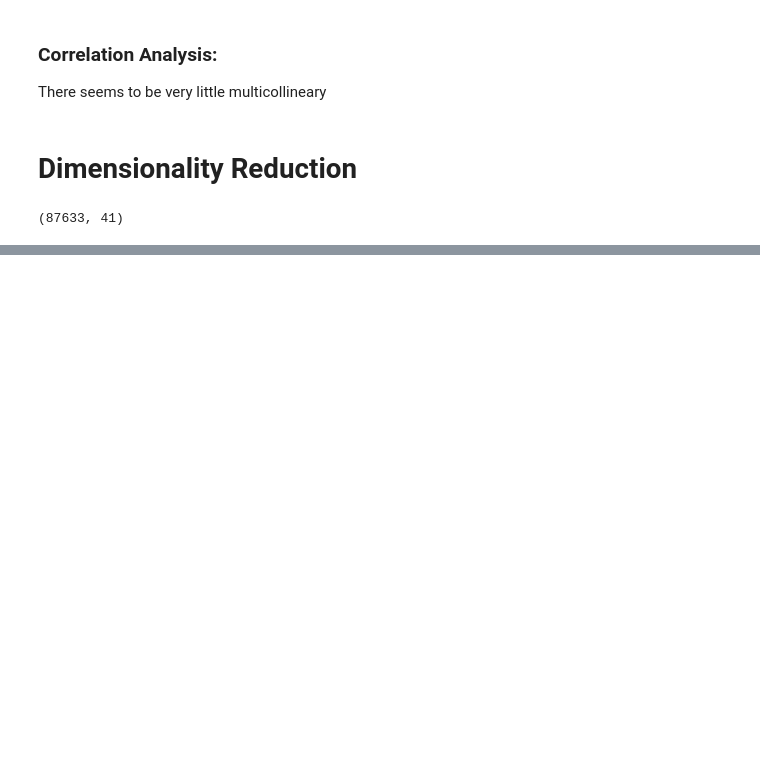
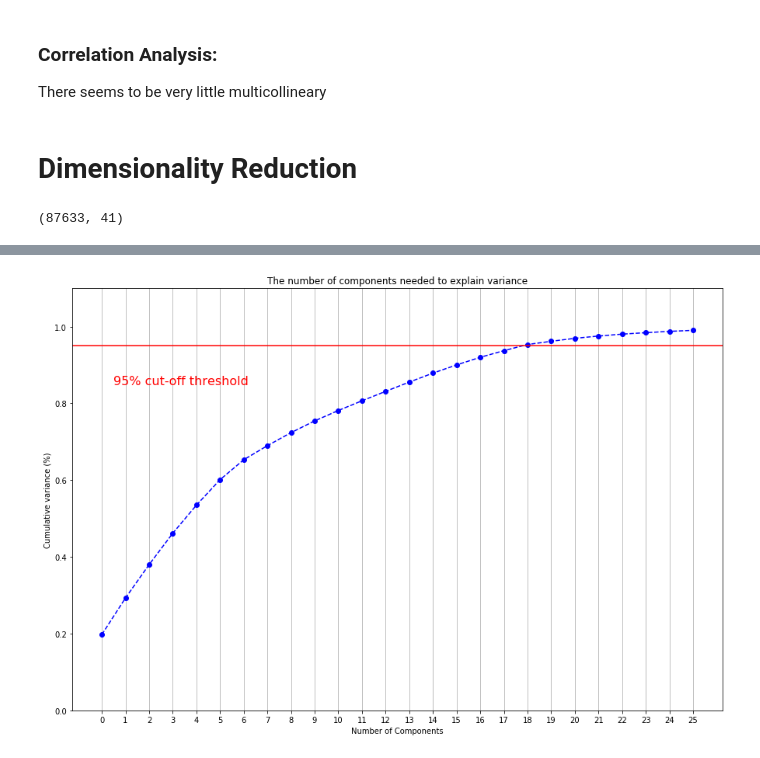
Before and after one commit to LaurentStar/Bank-Loans, a Jupyter notebook: EDA-prt2.ipynb, the cells around one changed output, grey strips where cells are left out. Cells and saved outputs as stored; diff of their text form; code cells hidden in the pictures; blank space fills up the shorter version.

```diff
--- a/EDA-prt2.ipynb
+++ b/EDA-prt2.ipynb
@@ -511,0 +538,6 @@ standard_scaler = StandardScaler()
+# %%
+# Normalizing float64 columns to be put in a range of 0 to 1
+org_col_rescaled = min_max_scaler.fit_transform(org_col)
+rescaled_org_to_df = pd.DataFrame(data=org_col_rescaled, columns=org_col.columns)
+# %%
+bank_df_rescaled = rescaled_org_to_df.join(cat_col, how="inner")
@@ -512,3 +572,5 @@ standard_scaler = StandardScaler()
 # %%
 # Using PCA for dimension reduction
-pca = PCA(n_components=, random_state=18)
+pca = PCA(n_components=0.99, random_state=18)  # 99% variance/threshold
+# %%
+reduced = pca.fit_transform(bank_df_rescaled)
@@ -514,0 +646,26 @@ pca = PCA(n_components=, random_state=18)
+# %%
+fig, ax = plt.subplots()
+
+# Setting width and height
+fig.set_figheight(10)
+fig.set_figwidth(15)
+
+# x and y values
+xi = np.arange(0, 26, step=1)
+y = np.cumsum(pca.explained_variance_ratio_)
+
+plt.ylim(0.0, 1.1)
+plt.plot(xi, y, marker='o', linestyle='--', color='b')
+
+plt.xlabel('Number of Components')
+plt.xticks(np.arange(0, 26, step=1)) # change from 0-based array index to 1-based human-readable label
+plt.ylabel('Cumulative variance (%)')
+plt.title('The number of components needed to explain variance')
+
+plt.axhline(y=0.95, color='r', linestyle='-')
+plt.text(0.5, 0.85, '95% cut-off threshold', color = 'red', fontsize=16)
+
+ax.grid(axis='x')
+plt.show()
+# %% [output]
+[figure, added]
```
Also changed, not shown: parts of 17 cells of this notebook.
